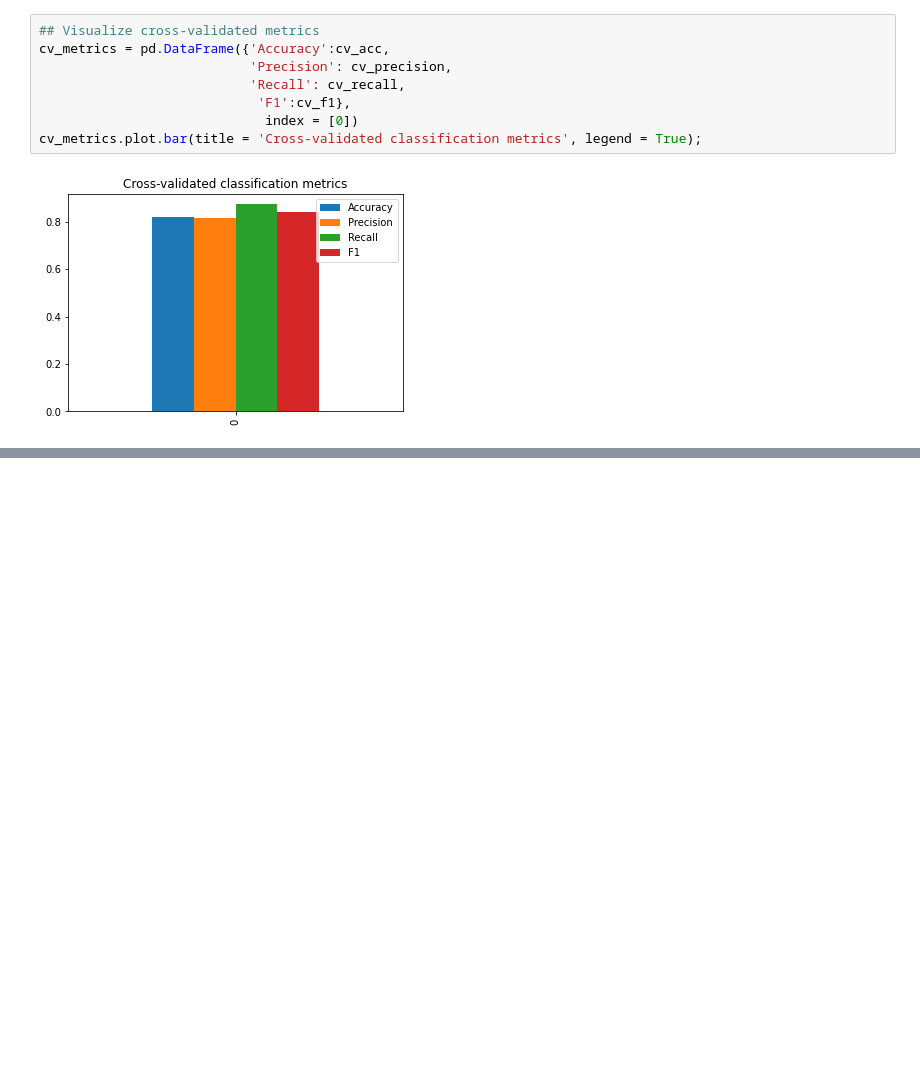
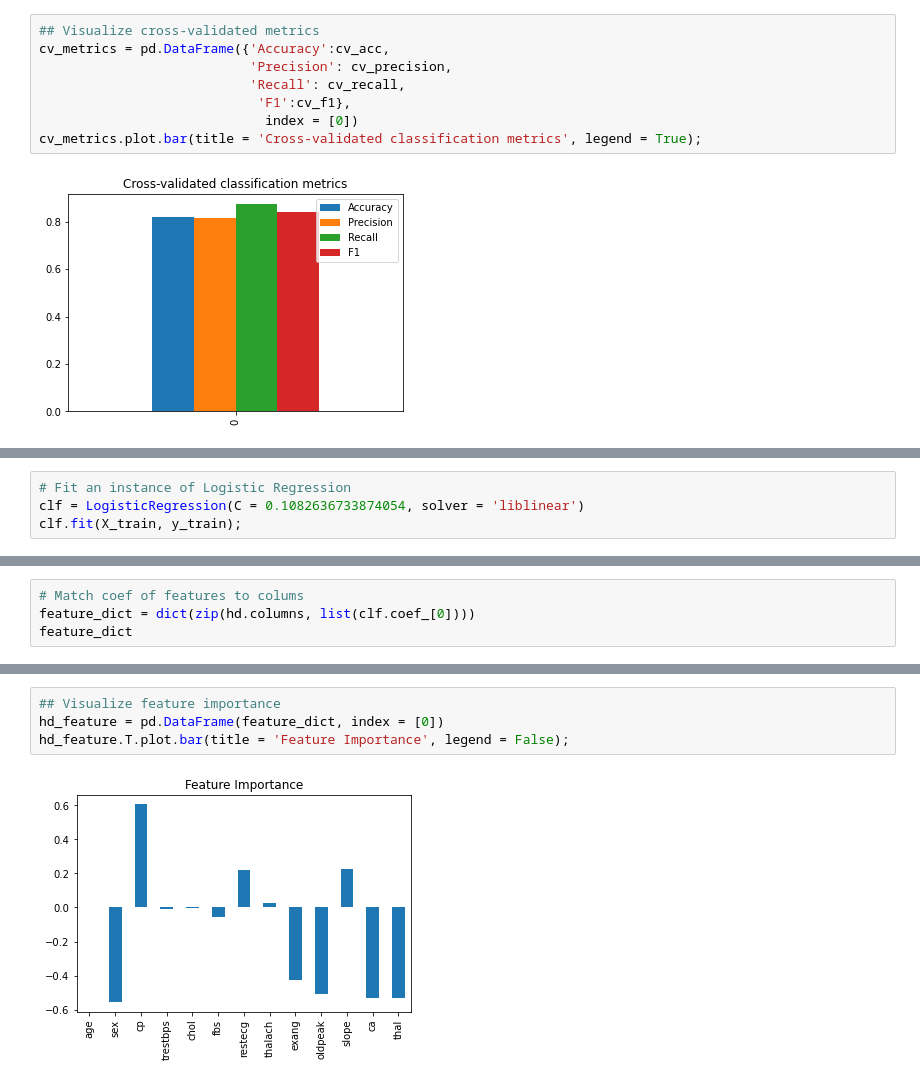
Before and after one commit to GKPSingh/M4D30, a Jupyter notebook: Learning Data Science .ipynb, the cells around one changed output, grey strips where cells are left out. Saved outputs shown, nothing was run; the diff lists cells and outputs as text; blank space fills up the shorter version.

Commit message:
Learning Data Science

```diff
--- a/Learning Data Science .ipynb
+++ b/Learning Data Science .ipynb
@@ -631,0 +646,4 @@ cv_metrics.plot.bar(title = 'Cross-validated classification metrics', legend = T
+# %%
+# Fit an instance of Logistic Regression
+clf = LogisticRegression(C = 0.1082636733874054, solver = 'liblinear')
+clf.fit(X_train, y_train);
@@ -631,0 +657,4 @@ cv_metrics.plot.bar(title = 'Cross-validated classification metrics', legend = T
+# %%
+# Match coef of features to colums
+feature_dict = dict(zip(hd.columns, list(clf.coef_[0])))
+feature_dict
@@ -631,0 +675,6 @@ cv_metrics.plot.bar(title = 'Cross-validated classification metrics', legend = T
+# %%
+## Visualize feature importance
+hd_feature = pd.DataFrame(feature_dict, index = [0])
+hd_feature.T.plot.bar(title = 'Feature Importance', legend = False);
+# %% [output]
+[figure, added]
```
Also changed, not shown: parts of 23 cells of this notebook.
